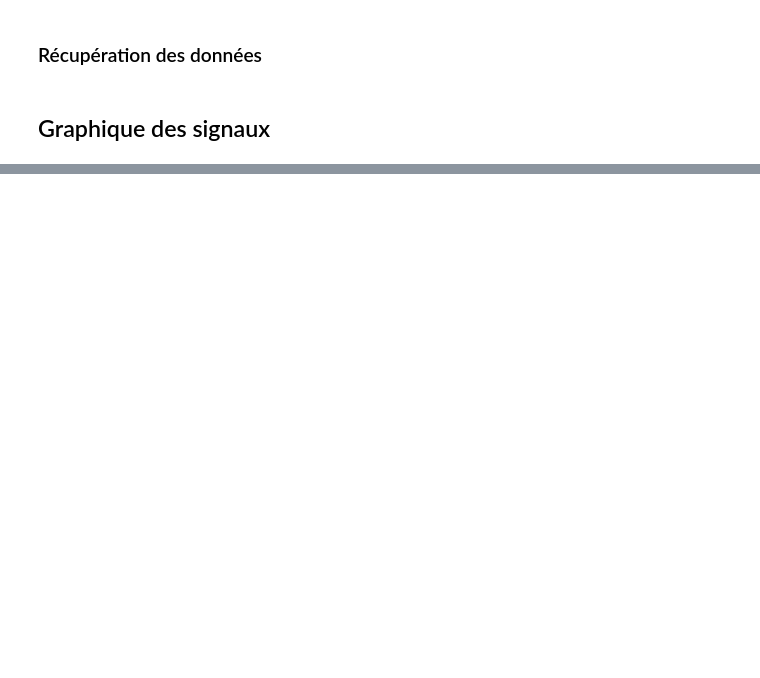
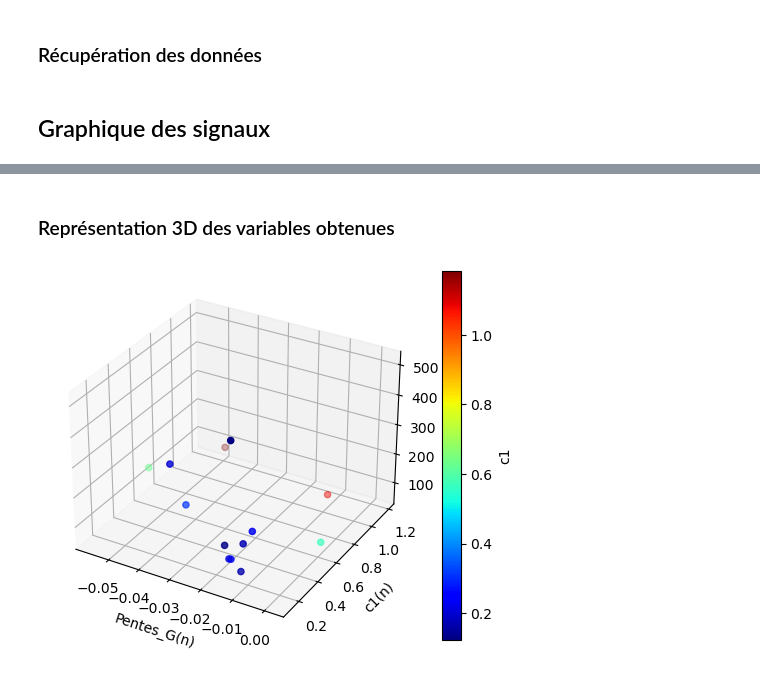
Before and after one commit to paulantoinerichard/COURS-23-24, a Jupyter notebook: THEORIE DU SIGNAL/TP2 TDS.ipynb, the cells around one changed output, grey strips where cells are left out. Cells and saved outputs as stored; diff of their text form; code cells hidden in the pictures; blank space fills up the shorter version.

```diff
--- a/THEORIE DU SIGNAL/TP2 TDS.ipynb
+++ b/THEORIE DU SIGNAL/TP2 TDS.ipynb
@@ -184,0 +153,31 @@ faure tableau Gr H C
+# %% [markdown]
+### Représentation 3D des variables obtenues
+# %%
+import pandas as pd
+import numpy as np
+import matplotlib.pyplot as plt
+from mpl_toolkits.mplot3d import Axes3D
+from matplotlib import cm
+
+DFFinal = listes(box1temoin)                            #choix du dataframe
+
+fig = plt.figure()                                      #création du modèle 3D
+ax = fig.add_subplot(111, projection='3d')
+
+x = DFFinal['Pentes_G(n)']                              #récupération des données
+y = DFFinal['c1(n)']
+z = DFFinal['HDR(n)']
+c = DFFinal['c1(n)']                                    #couleurs via c1(n)
+
+sc = ax.scatter(x, y, z, c=c, cmap=cm.jet, marker='o')  #plot des points
+
+cbar = fig.colorbar(sc)                                 #création de la colorbar
+cbar.set_label('c1')
+
+ax.set_xlabel('Pentes_G(n)')                            #labels
+ax.set_ylabel('c1(n)')
+ax.set_zlabel('HDR(n)')
+
+plt.show()                                              #Affichage du graphe 3D
+# %% [output]
+[figure, added]
```
Also changed, not shown: parts of 11 cells of this notebook, 1 other file.
